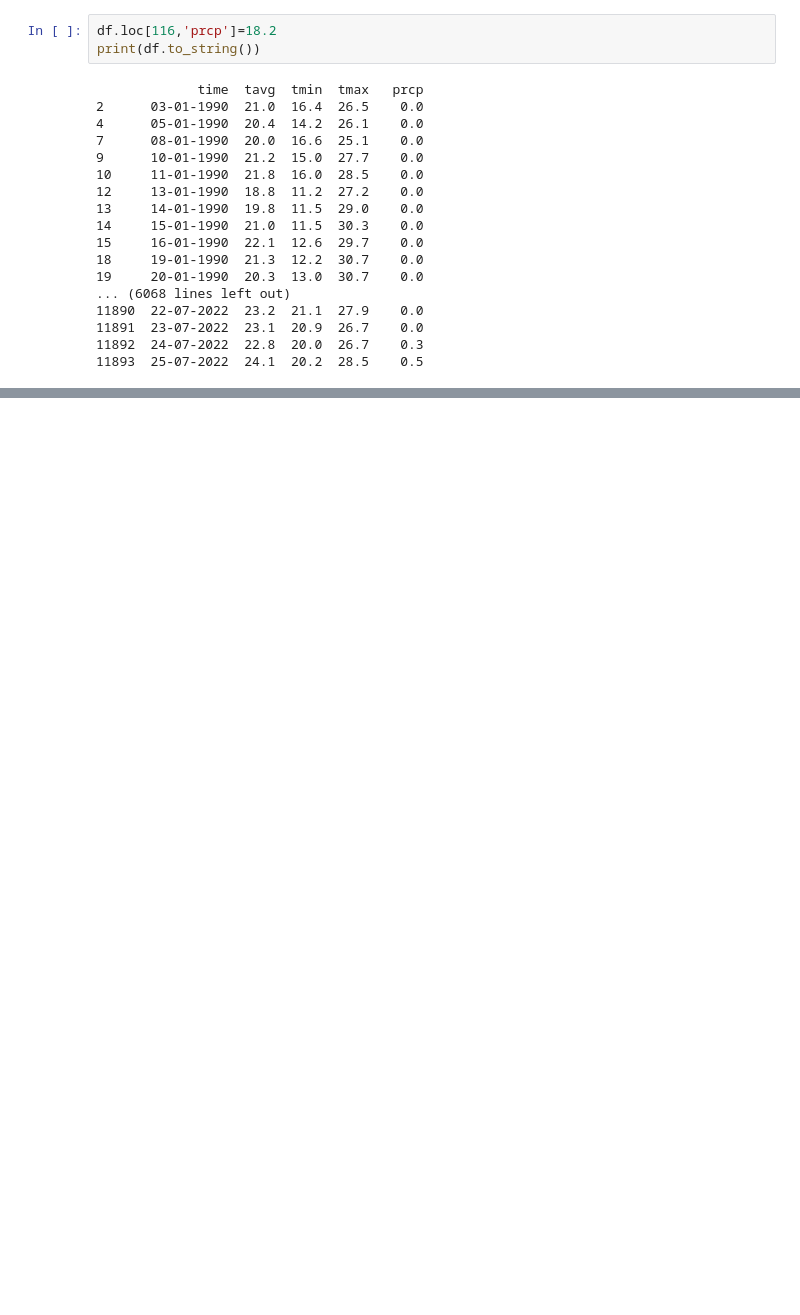
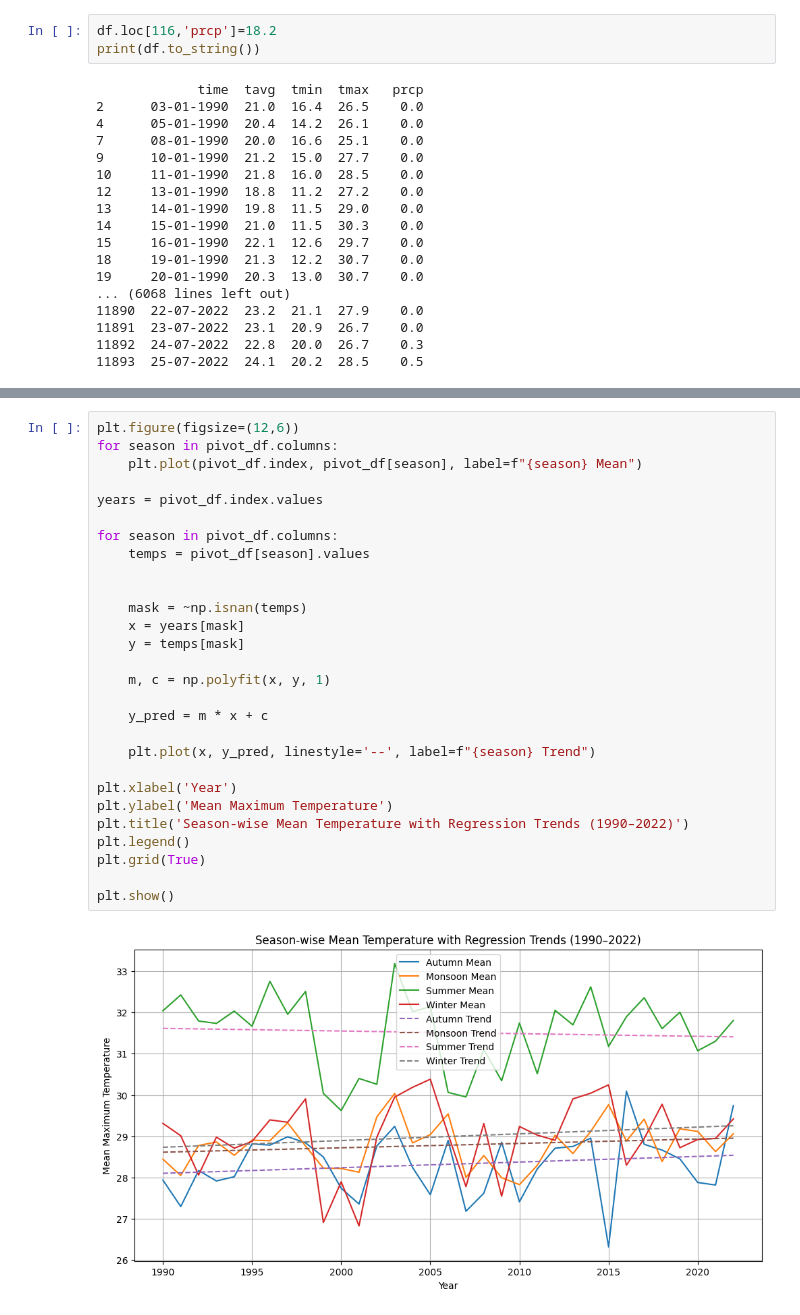
Before and after one commit to Gaurav-kumar228/Data_manuplation, a Jupyter notebook: Welcome_To_Colab.ipynb, the cells around one changed output, grey strips where cells are left out. Drawn from its saved outputs; the diff is of its cells as text; blank space fills up the shorter version.

```diff
--- a/Welcome_To_Colab.ipynb
+++ b/Welcome_To_Colab.ipynb
@@ -375,0 +616,30 @@ print(df.to_string())
+# %%
+plt.figure(figsize=(12,6))
+for season in pivot_df.columns:
+    plt.plot(pivot_df.index, pivot_df[season], label=f"{season} Mean")
+
+years = pivot_df.index.values
+
+for season in pivot_df.columns:
+    temps = pivot_df[season].values
+
+
+    mask = ~np.isnan(temps)
+    x = years[mask]
+    y = temps[mask]
+
+    m, c = np.polyfit(x, y, 1)
+
+    y_pred = m * x + c
+
+    plt.plot(x, y_pred, linestyle='--', label=f"{season} Trend")
+
+plt.xlabel('Year')
+plt.ylabel('Mean Maximum Temperature')
+plt.title('Season-wise Mean Temperature with Regression Trends (1990–2022)')
+plt.legend()
+plt.grid(True)
+
+plt.show()
+# %% [output]
+[figure, added]
```
Also changed, not shown: parts of 15 cells of this notebook.
